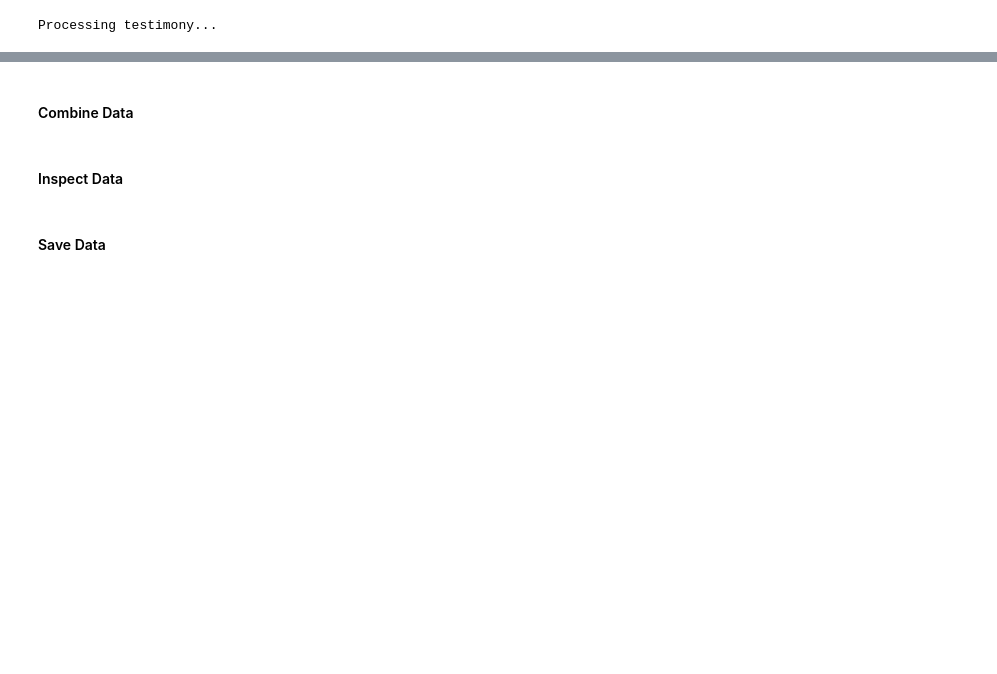
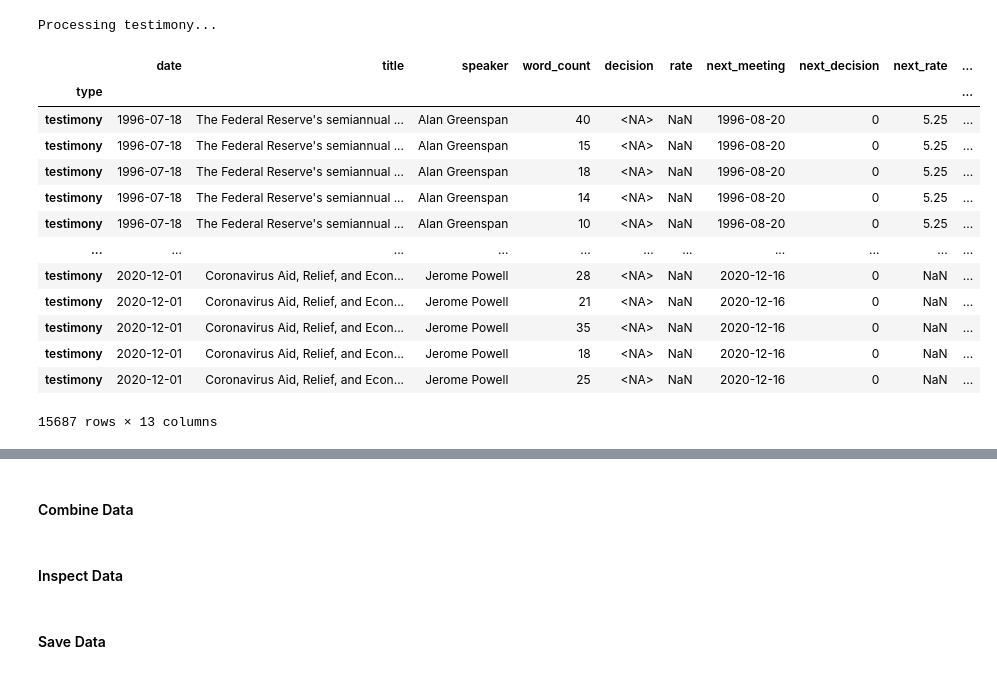
Before and after one commit to seanahmad/NLP-Federal-Reserve-Corpora, a Jupyter notebook: src/7_FOMC_Corpora.ipynb, the cells around one changed output, grey strips where cells are left out. Saved outputs shown, nothing was run; the diff lists cells and outputs as text; code cells hidden in the pictures; blank space fills up the shorter version.

```diff
--- a/src/7_FOMC_Corpora.ipynb
+++ b/src/7_FOMC_Corpora.ipynb
@@ -933,7 +1280,10 @@ res_presconf_script = score_text(result_df_presconf_script, 'text', model)
 # %% [output]
 Processing presconf_script...
 # %%
-# View/Save result
-save_data(res_presconf_script, 'res_presconf_script')
+## View/Save result
+#save_data(res_presconf_script, 'res_presconf_script')
+file = open(train_dir + 'res_presconf_script.pickle', 'rb')
+res_presconf_script = pickle.load(file)
+file.close()
 res_presconf_script
 # %% [output]
@@ -968,6 +1322,24 @@ res_testimony = score_text(result_df_testimony, 'text', model)
 # %% [output]
 Processing testimony...
 # %%
-# View/Save result
-save_data(res_testimony, 'res_testimony')
+## View/Save result
+#save_data(res_testimony, 'res_testimony')
+file = open(train_dir + 'res_testimony.pickle', 'rb')
+res_testimony = pickle.load(file)
+file.close()
 res_testimony
+# %% [output]
+|  | date | title | speaker | word_count | decision | rate | next_meeting | next_decision | next_rate | ... |
+| type |  |  |  |  |  |  |  |  |  | ... |
+| testimony | 1996-07-18 | The Federal Reserve's semiannual ... | Alan Greenspan | 40 | <NA> | NaN | 1996-08-20 | 0 | 5.25 | ... |
+| testimony | 1996-07-18 | The Federal Reserve's semiannual ... | Alan Greenspan | 15 | <NA> | NaN | 1996-08-20 | 0 | 5.25 | ... |
+| testimony | 1996-07-18 | The Federal Reserve's semiannual ... | Alan Greenspan | 18 | <NA> | NaN | 1996-08-20 | 0 | 5.25 | ... |
+| testimony | 1996-07-18 | The Federal Reserve's semiannual ... | Alan Greenspan | 14 | <NA> | NaN | 1996-08-20 | 0 | 5.25 | ... |
+| testimony | 1996-07-18 | The Federal Reserve's semiannual ... | Alan Greenspan | 10 | <NA> | NaN | 1996-08-20 | 0 | 5.25 | ... |
+| ... | ... | ... | ... | ... | ... | ... | ... | ... | ... | ... |
+| testimony | 2020-12-01 | Coronavirus Aid, Relief, and Econ... | Jerome Powell | 28 | <NA> | NaN | 2020-12-16 | 0 | NaN | ... |
+| testimony | 2020-12-01 | Coronavirus Aid, Relief, and Econ... | Jerome Powell | 21 | <NA> | NaN | 2020-12-16 | 0 | NaN | ... |
+| testimony | 2020-12-01 | Coronavirus Aid, Relief, and Econ... | Jerome Powell | 35 | <NA> | NaN | 2020-12-16 | 0 | NaN | ... |
+| testimony | 2020-12-01 | Coronavirus Aid, Relief, and Econ... | Jerome Powell | 18 | <NA> | NaN | 2020-12-16 | 0 | NaN | ... |
+| testimony | 2020-12-01 | Coronavirus Aid, Relief, and Econ... | Jerome Powell | 25 | <NA> | NaN | 2020-12-16 | 0 | NaN | ... |
+15687 rows × 13 columns
```
Also changed, not shown: parts of 63 cells of this notebook, 45 other files.
